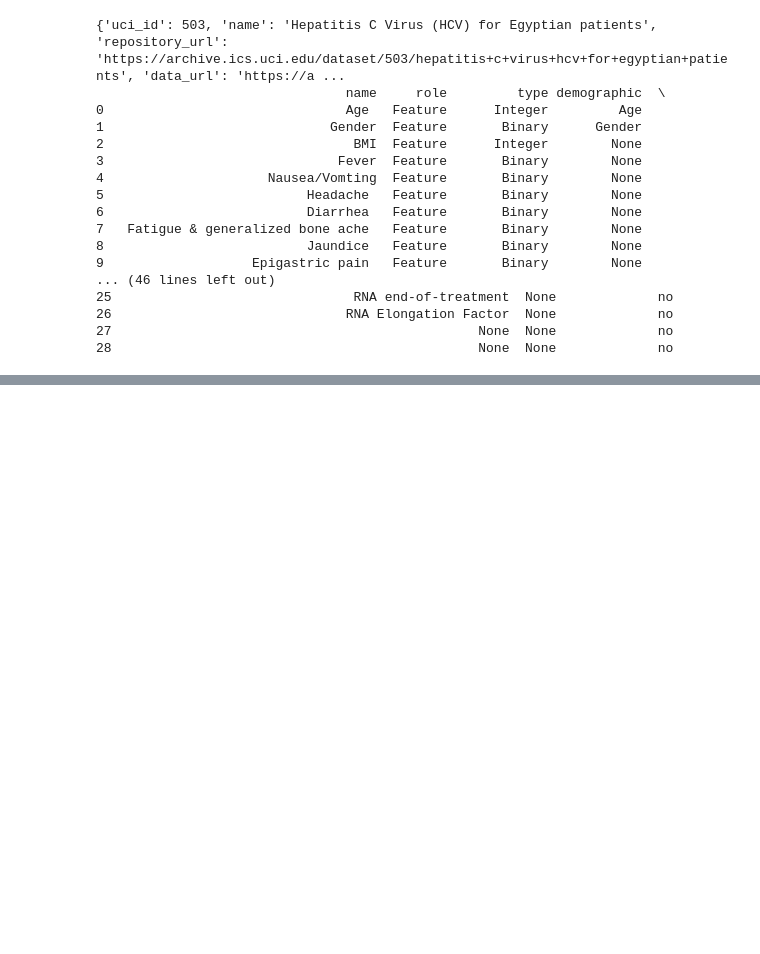
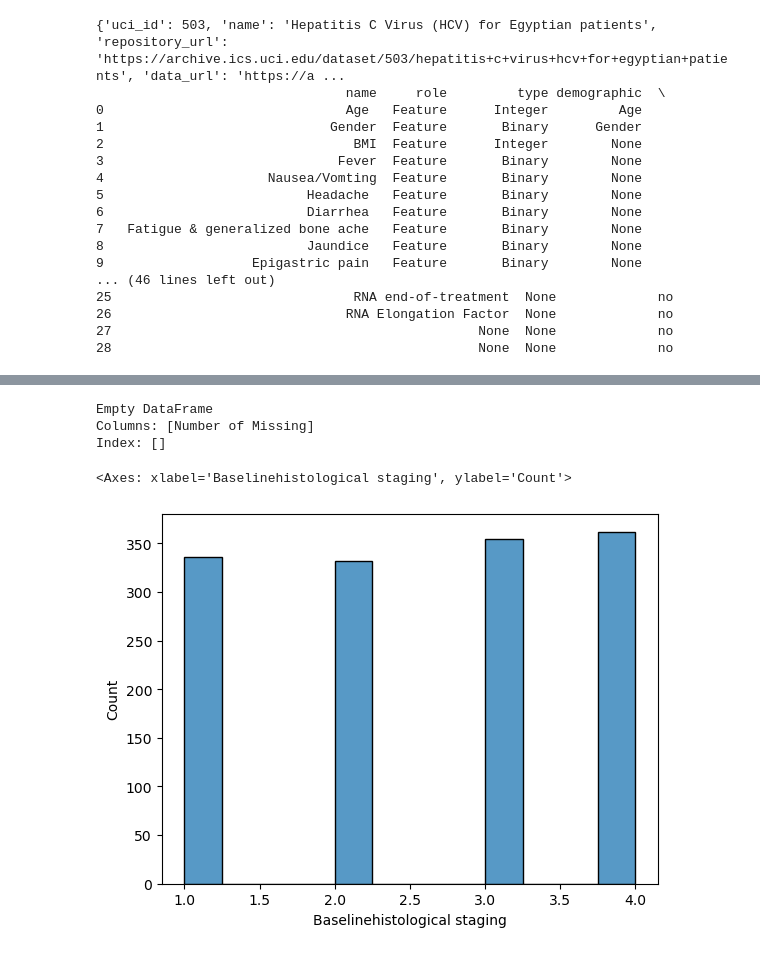
Before and after one commit to timqn22/CS189-projects, a Jupyter notebook: HW6/HW6.ipynb, the cells around one changed output, grey strips where cells are left out. Drawn from its saved outputs; the diff is of its cells as text; code cells hidden in the pictures; blank space fills up the shorter version.

```diff
--- a/HW6/HW6.ipynb
+++ b/HW6/HW6.ipynb
@@ -96,0 +136,4 @@ def evaluate_model(y_true, y_pred, label_nums, label_names):
+# %%
+data = pd.concat([X, y], axis = 1) # Combining both the x and y data for exploration
+
+data
@@ -96,0 +174,18 @@ def evaluate_model(y_true, y_pred, label_nums, label_names):
+# %%
+# Display any missing data
+
+missing_data = pd.DataFrame(data.isnull().sum())
+missing_data.columns = ['Number of Missing']
+missing_data = missing_data[missing_data['Number of Missing'] != 0]
+print(missing_data)
+# %% [output]
+Empty DataFrame
+Columns: [Number of Missing]
+Index: []
+# %%
+# Distribution of target data
+
+sns.histplot(data['Baselinehistological staging'])
+# %% [output]
+<Axes: xlabel='Baselinehistological staging', ylabel='Count'>
+[figure, added]
```
Also changed, not shown: parts of 74 cells of this notebook.
